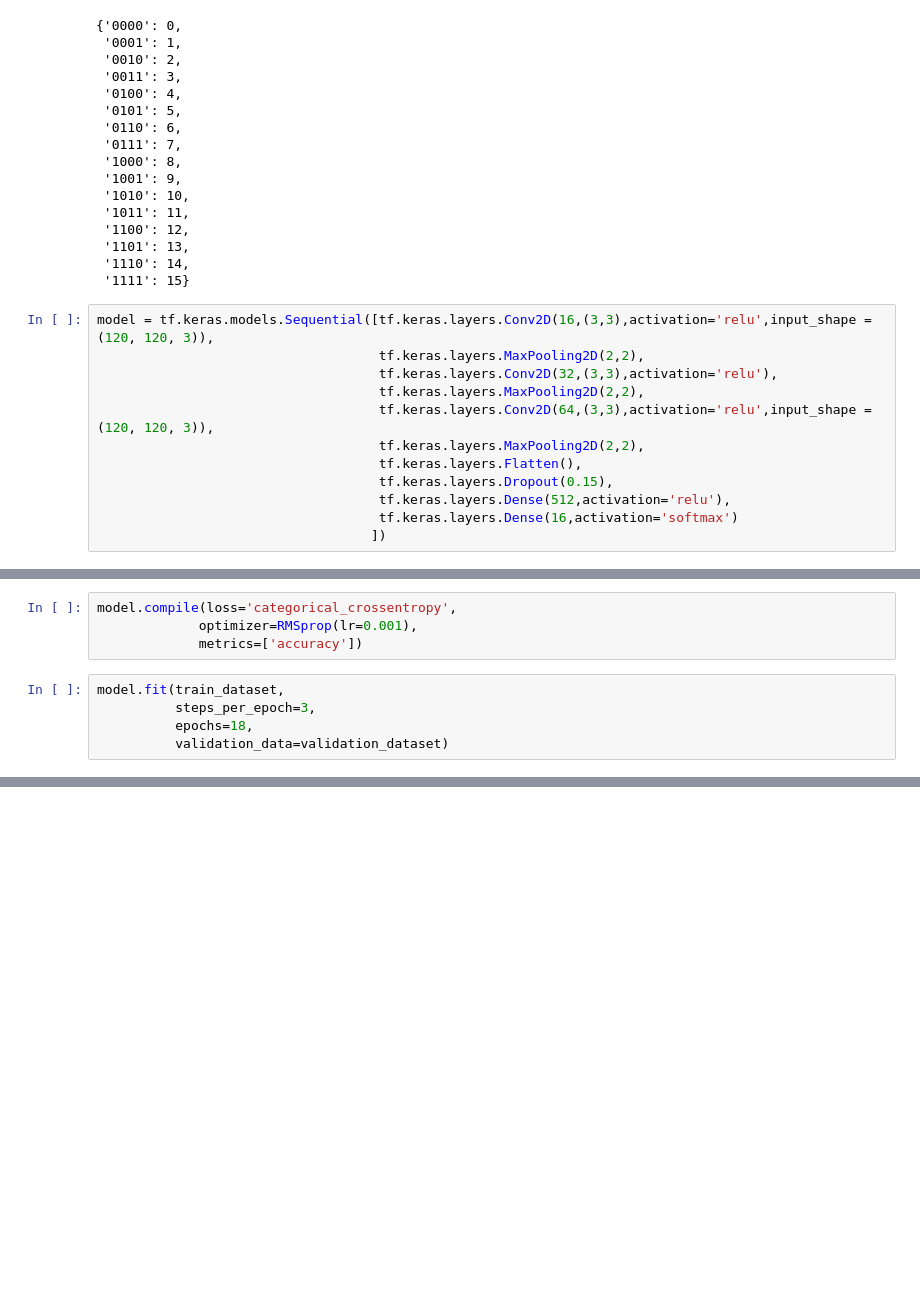
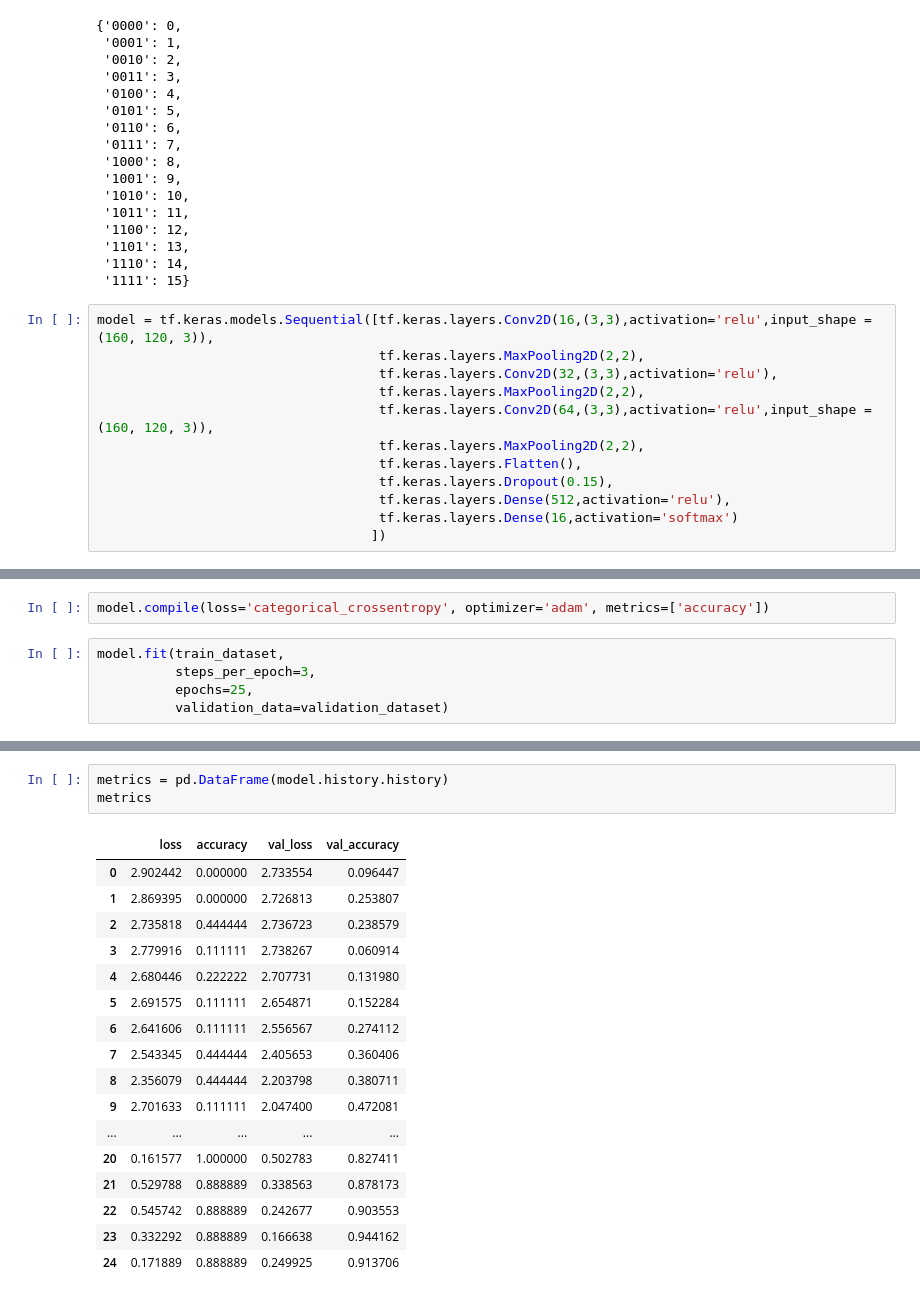
Before and after one commit to eXitHere/DATA_COMMUNICATIONS_Final_Project, a Jupyter notebook: PC2/create_model.ipynb, the cells around one changed output, grey strips where cells are left out. Drawn from its saved outputs; the diff is of its cells as text; blank space fills up the shorter version.

```diff
--- a/PC2/create_model.ipynb
+++ b/PC2/create_model.ipynb
@@ -58,11 +61,11 @@ train_dataset.class_indices
  '1110': 14,
  '1111': 15}
 # %%
-model = tf.keras.models.Sequential([tf.keras.layers.Conv2D(16,(3,3),activation='relu',input_shape = (120, 120, 3)),
+model = tf.keras.models.Sequential([tf.keras.layers.Conv2D(16,(3,3),activation='relu',input_shape = (160, 120, 3)),
                                     tf.keras.layers.MaxPooling2D(2,2),
                                     tf.keras.layers.Conv2D(32,(3,3),activation='relu'),
                                     tf.keras.layers.MaxPooling2D(2,2),
-                                    tf.keras.layers.Conv2D(64,(3,3),activation='relu',input_shape = (120, 120, 3)),
+                                    tf.keras.layers.Conv2D(64,(3,3),activation='relu',input_shape = (160, 120, 3)),
                                     tf.keras.layers.MaxPooling2D(2,2),
                                     tf.keras.layers.Flatten(),
                                     tf.keras.layers.Dropout(0.15),
@@ -72,10 +95,8 @@ model = tf.keras.models.Sequential([tf.keras.layers.Conv2D(16,(3,3),activation='
 # %%
-model.compile(loss='categorical_crossentropy',
-             optimizer=RMSprop(lr=0.001),
-             metrics=['accuracy'])
+model.compile(loss='categorical_crossentropy', optimizer='adam', metrics=['accuracy'])
 # %%
 model.fit(train_dataset,
           steps_per_epoch=3,
-          epochs=18,
+          epochs=25,
           validation_data=validation_dataset)
 # %% [output]
@@ -99,2 +120,23 @@ Epoch 18/18
 <tensorflow.python.keras.callbacks.History at 0x...>
+# %%
+metrics = pd.DataFrame(model.history.history)
+metrics
+# %% [output]
+|  | loss | accuracy | val_loss | val_accuracy |
+| 0 | 2.902442 | 0.000000 | 2.733554 | 0.096447 |
+| 1 | 2.869395 | 0.000000 | 2.726813 | 0.253807 |
+| 2 | 2.735818 | 0.444444 | 2.736723 | 0.238579 |
+| 3 | 2.779916 | 0.111111 | 2.738267 | 0.060914 |
+| 4 | 2.680446 | 0.222222 | 2.707731 | 0.131980 |
+| 5 | 2.691575 | 0.111111 | 2.654871 | 0.152284 |
+| 6 | 2.641606 | 0.111111 | 2.556567 | 0.274112 |
+| 7 | 2.543345 | 0.444444 | 2.405653 | 0.360406 |
+| 8 | 2.356079 | 0.444444 | 2.203798 | 0.380711 |
+| 9 | 2.701633 | 0.111111 | 2.047400 | 0.472081 |
+| ... | ... | ... | ... | ... |
+| 20 | 0.161577 | 1.000000 | 0.502783 | 0.827411 |
+| 21 | 0.529788 | 0.888889 | 0.338563 | 0.878173 |
+| 22 | 0.545742 | 0.888889 | 0.242677 | 0.903553 |
+| 23 | 0.332292 | 0.888889 | 0.166638 | 0.944162 |
+| 24 | 0.171889 | 0.888889 | 0.249925 | 0.913706 |
 # %%
```
Also changed, not shown: parts of 12 cells of this notebook.
